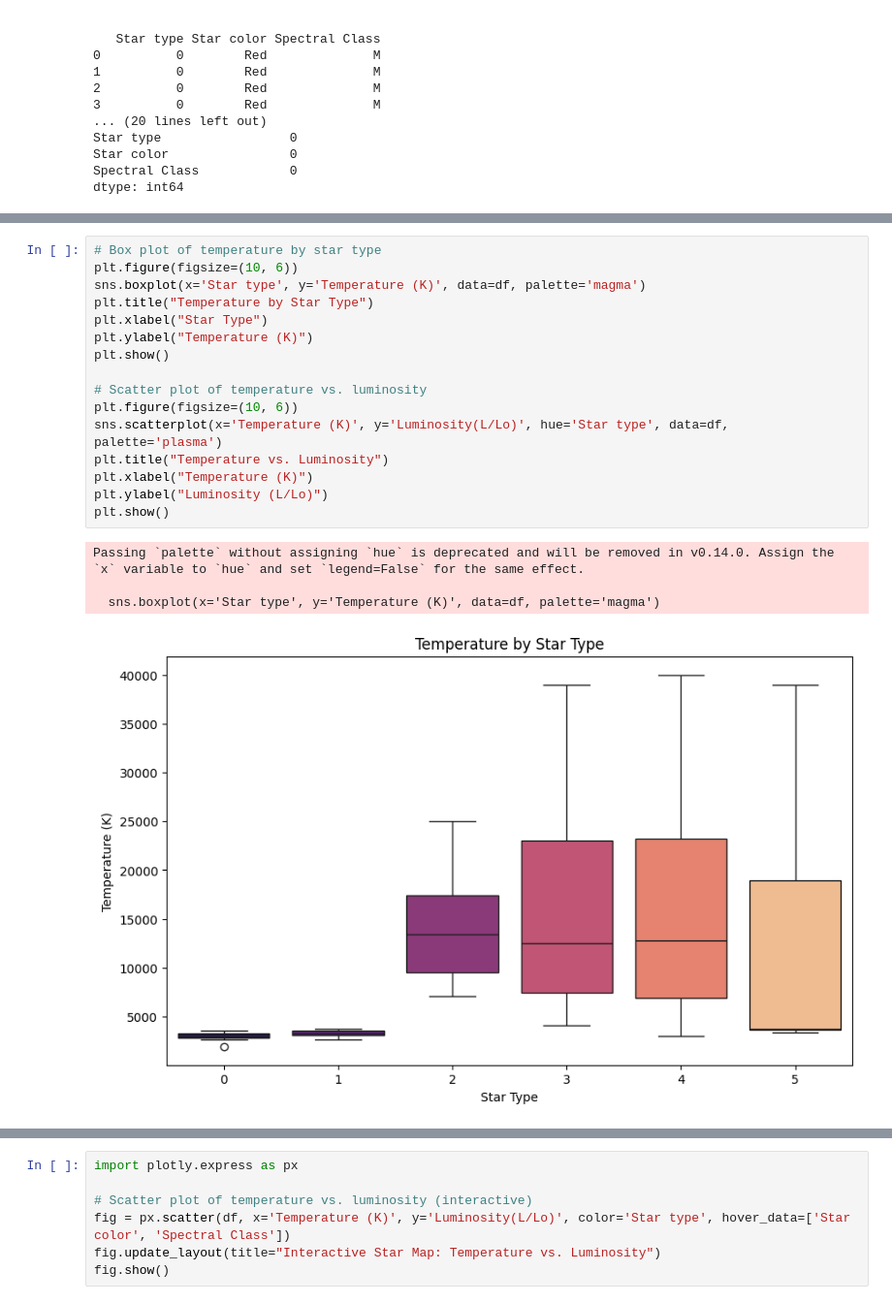
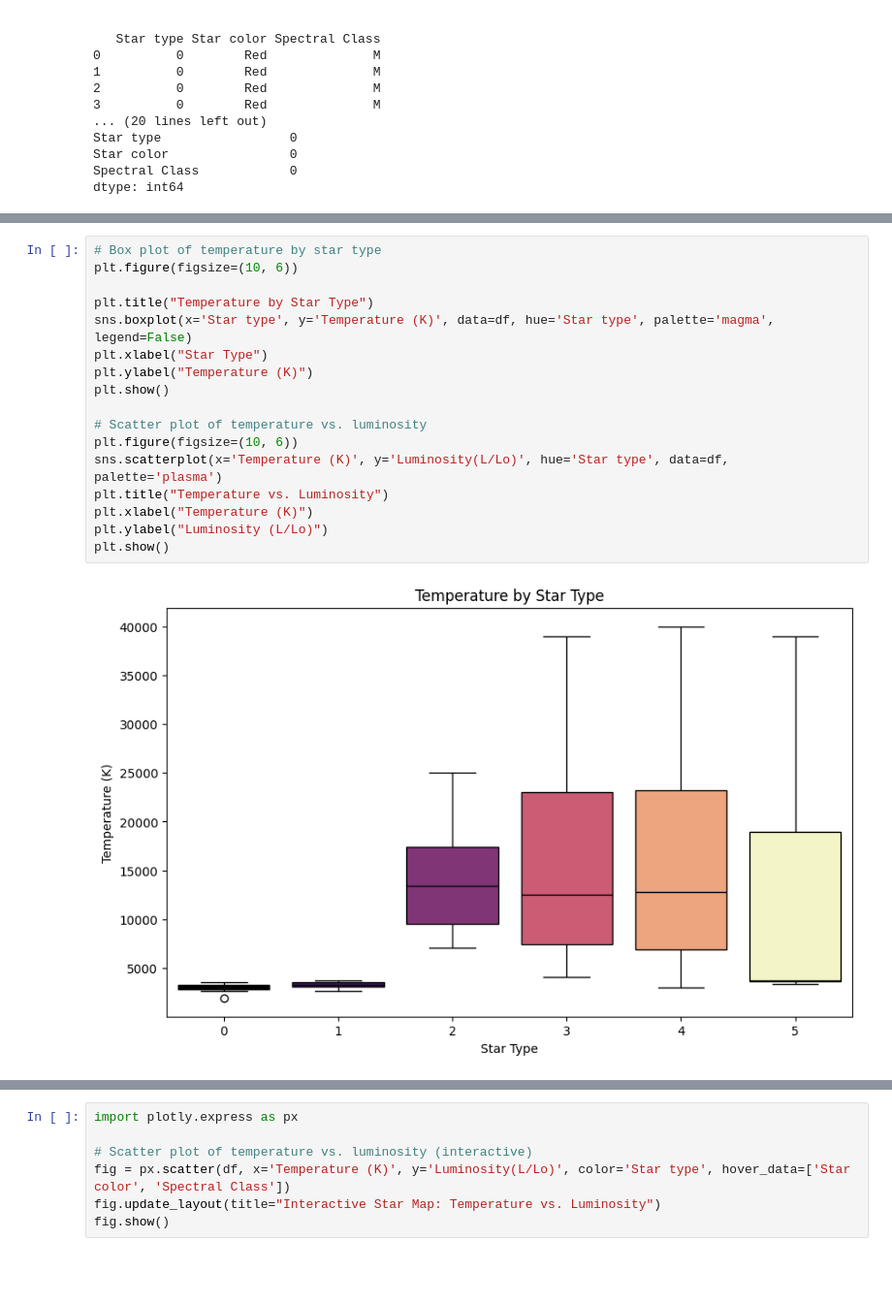
Before and after one commit to mwebberclay/Star_Analysis, a Jupyter notebook: Star_Analysis.ipynb, the cells around one changed output, grey strips where cells are left out. Shown at 97% size. Saved outputs shown, nothing was run; the diff lists cells and outputs as text; blank space fills up the shorter version.

```diff
--- a/Star_Analysis.ipynb
+++ b/Star_Analysis.ipynb
@@ -68,24 +65,22 @@ Passing `palette` without assigning `hue` is deprecated and will be removed in v
 # %%
 # Box plot of temperature by star type
 plt.figure(figsize=(10, 6))
-sns.boxplot(x='Star type', y='Temperature (K)', data=df, palette='magma')
+
 plt.title("Temperature by Star Type")
+sns.boxplot(x='Star type', y='Temperature (K)', data=df, hue='Star type', palette='magma', legend=False)
 plt.xlabel("Star Type")
 plt.ylabel("Temperature (K)")
 plt.show()
 
 # Scatter plot of temperature vs. luminosity
 plt.figure(figsize=(10, 6))
 sns.scatterplot(x='Temperature (K)', y='Luminosity(L/Lo)', hue='Star type', data=df, palette='plasma')
 plt.title("Temperature vs. Luminosity")
 plt.xlabel("Temperature (K)")
 plt.ylabel("Luminosity (L/Lo)")
 plt.show()
 # %% [output]
-Passing `palette` without assigning `hue` is deprecated and will be removed in v0.14.0. Assign the `x` variable to `hue` and set `legend=False` for the same effect.
-
-  sns.boxplot(x='Star type', y='Temperature (K)', data=df, palette='magma')
-[figure, old version]
+[figure, new version]
 [figure]
 # %%
 # Count the number of stars by color
```
Also changed, not shown: parts of 4 cells of this notebook.
